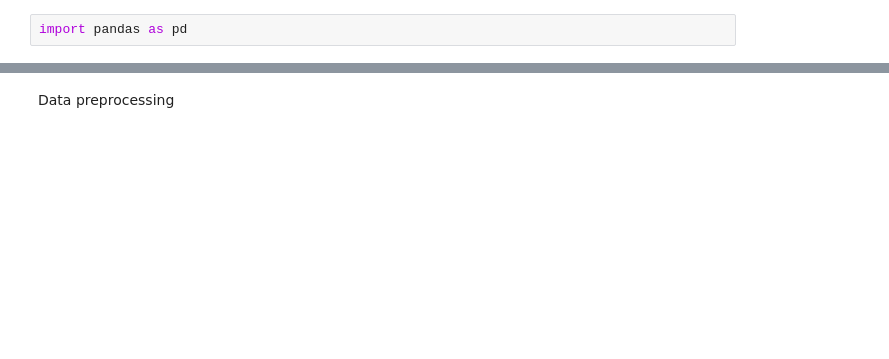
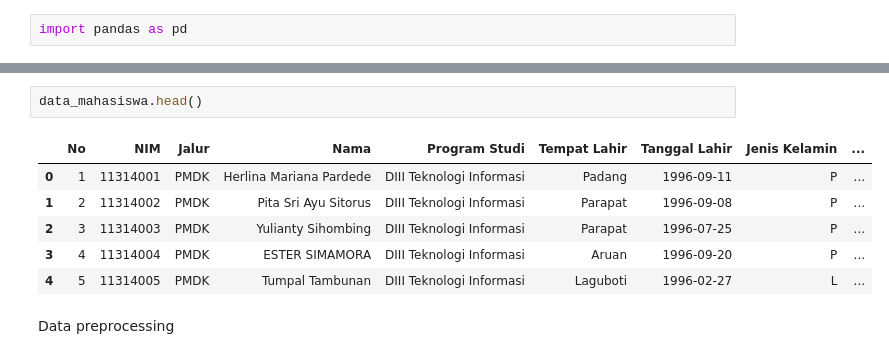
Before and after one commit to luthfidhani/prediksi-kelulusan-mahasiswa, a Jupyter notebook: training.ipynb, the cells around one changed output, grey strips where cells are left out. Drawn from its saved outputs; the diff is of its cells as text; blank space fills up the shorter version.

```diff
--- a/training.ipynb
+++ b/training.ipynb
@@ -45,2 +47,11 @@ nilai_toefl.head()
+# %%
+data_mahasiswa.head()
+# %% [output]
+|  | No | NIM | Jalur | Nama | Program Studi | Tempat Lahir | Tanggal Lahir | Jenis Kelamin | ... |
+| 0 | 1 | 11314001 | PMDK | Herlina Mariana Pardede | DIII Teknologi Informasi | Padang | 1996-09-11 | P | ... |
+| 1 | 2 | 11314002 | PMDK | Pita Sri Ayu Sitorus | DIII Teknologi Informasi | Parapat | 1996-09-08 | P | ... |
+| 2 | 3 | 11314003 | PMDK | Yulianty Sihombing | DIII Teknologi Informasi | Parapat | 1996-07-25 | P | ... |
+| 3 | 4 | 11314004 | PMDK | ESTER SIMAMORA | DIII Teknologi Informasi | Aruan | 1996-09-20 | P | ... |
+| 4 | 5 | 11314005 | PMDK | Tumpal Tambunan | DIII Teknologi Informasi | Laguboti | 1996-02-27 | L | ... |
 # %% [markdown]
 Data preprocessing
```
Also changed, not shown: parts of 12 cells of this notebook, 11 other files.
